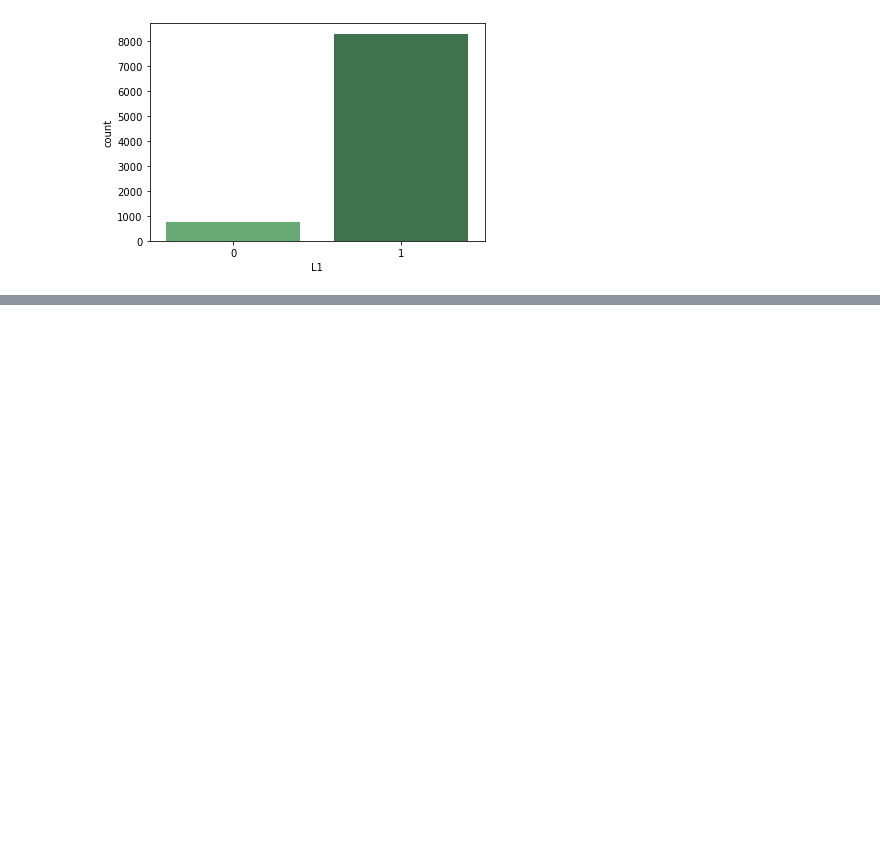
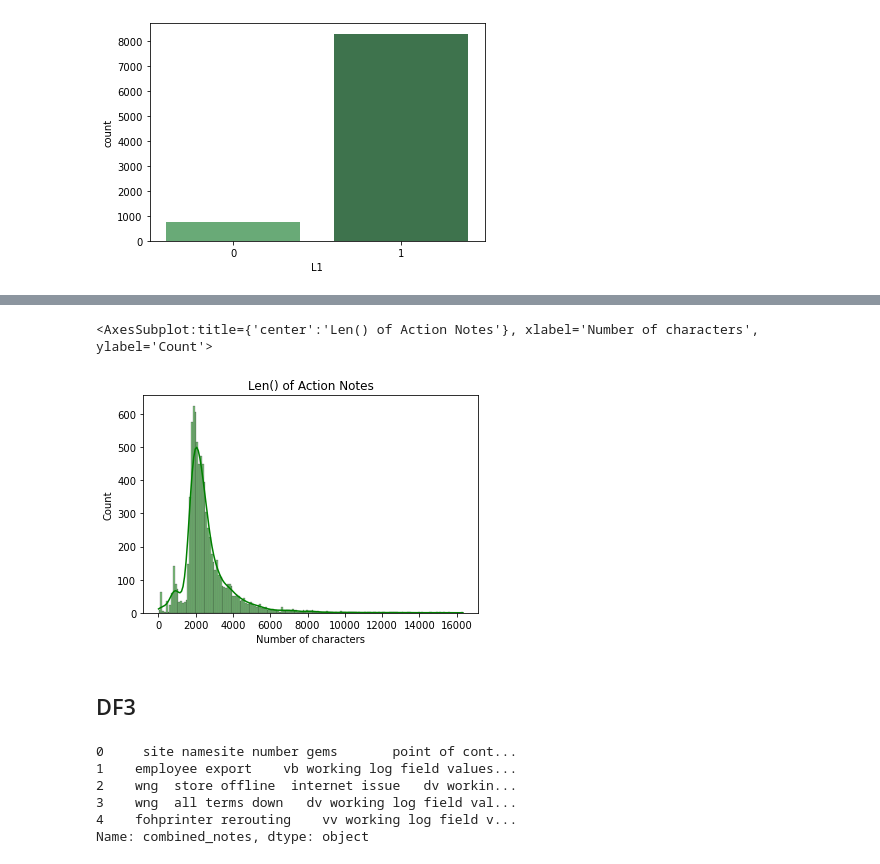
Before and after one commit to dpowell022/Helpdesk-Ticket-Auto-Categorization, a Jupyter notebook: Helpdesk Classification Validator.ipynb, the cells around one changed output, grey strips where cells are left out. Saved outputs shown, nothing was run; the diff lists cells and outputs as text; code cells hidden in the pictures; blank space fills up the shorter version.

```diff
--- a/Helpdesk Classification Validator.ipynb
+++ b/Helpdesk Classification Validator.ipynb
@@ -330,0 +340,9 @@ Name: correct_cat, dtype: int64
+# %%
+fig, ax = plt.subplots()
+fig.patch.set_facecolor('white')
+ax.set_xlabel('Number of characters')
+ax.set_title('Len() of Action Notes')
+sns.histplot(data=df2, x="act_notes_len", color="green", kde=True)
+# %% [output]
+<AxesSubplot:title={'center':'Len() of Action Notes'}, xlabel='Number of characters', ylabel='Count'>
+[figure, added]
@@ -330,0 +360,18 @@ Name: correct_cat, dtype: int64
+# %% [markdown]
+## DF3
+# %%
+# COMBINE PROBLEM_NOTES AND ACTION_NOTES SINCE THEY ARE COMPARABLE FIELDS THAT CAN BE VECTORIZED TOGETHER
+
+prob_series= clean_text(df2['problem_notes'])
+act_series= clean_text(df2['action_notes'])
+
+df3= df2.drop(['action_notes', 'problem_notes'], axis=1)
+df3.loc[:,"combined_notes"] = [(prob_series[x] + act_series[x]) for x in range(len(df2))]
+print(df3.combined_notes.head())
+# %% [output]
+0     site namesite number gems       point of cont...
+1    employee export    vb working log field values...
+2    wng  store offline  internet issue   dv workin...
+3    wng  all terms down   dv working log field val...
+4    fohprinter rerouting    vv working log field v...
+Name: combined_notes, dtype: object
```
Also changed, not shown: parts of 55 cells of this notebook, 1 other file.
